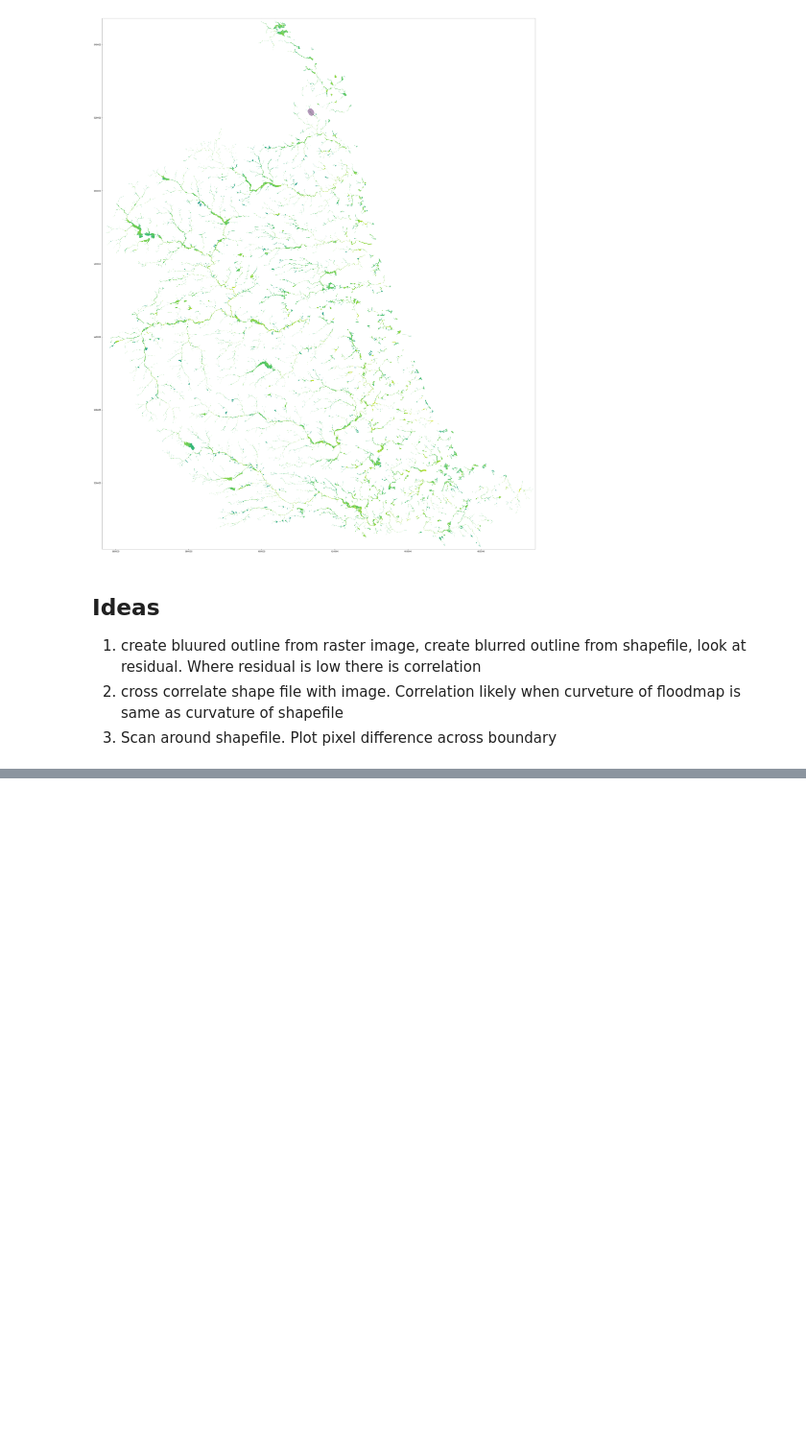
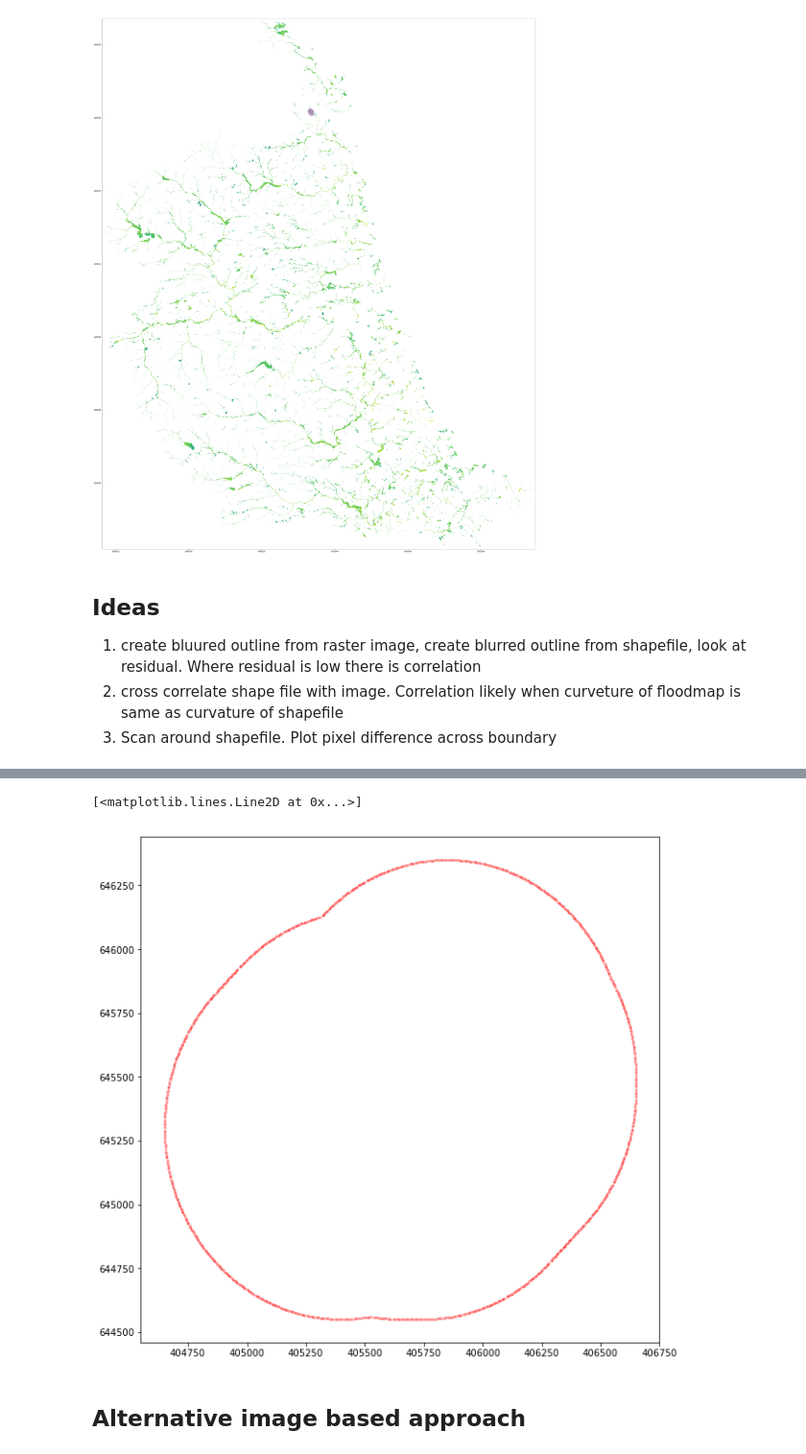
Before and after one commit to pdh21/Ambiental_C1, a Jupyter notebook: Data_Analysis.ipynb, the cells around one changed output, grey strips where cells are left out. Shown at 96% size. Drawn from its saved outputs; the diff is of its cells as text; code cells hidden in the pictures; blank space fills up the shorter version.

```diff
--- a/Data_Analysis.ipynb
+++ b/Data_Analysis.ipynb
@@ -141,0 +374,7 @@ ax.add_collection(p)
+# %%
+plt.figure(figsize=(10,10))
+
+plt.plot(points[:,1],points[:,2], 'ro', alpha=0.2,ms=2)
+# %% [output]
+[<matplotlib.lines.Line2D at 0x...>]
+[figure, added]
@@ -141,0 +397,2 @@ ax.add_collection(p)
+# %% [markdown]
+## Alternative image based approach
```
Also changed, not shown: parts of 55 cells of this notebook.
